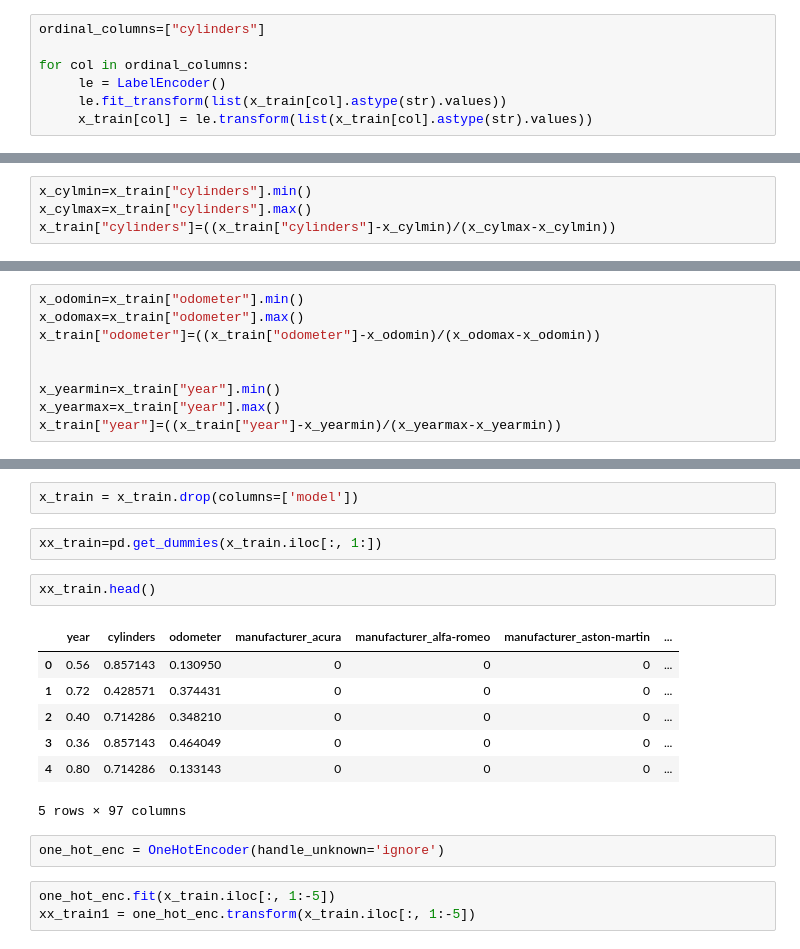
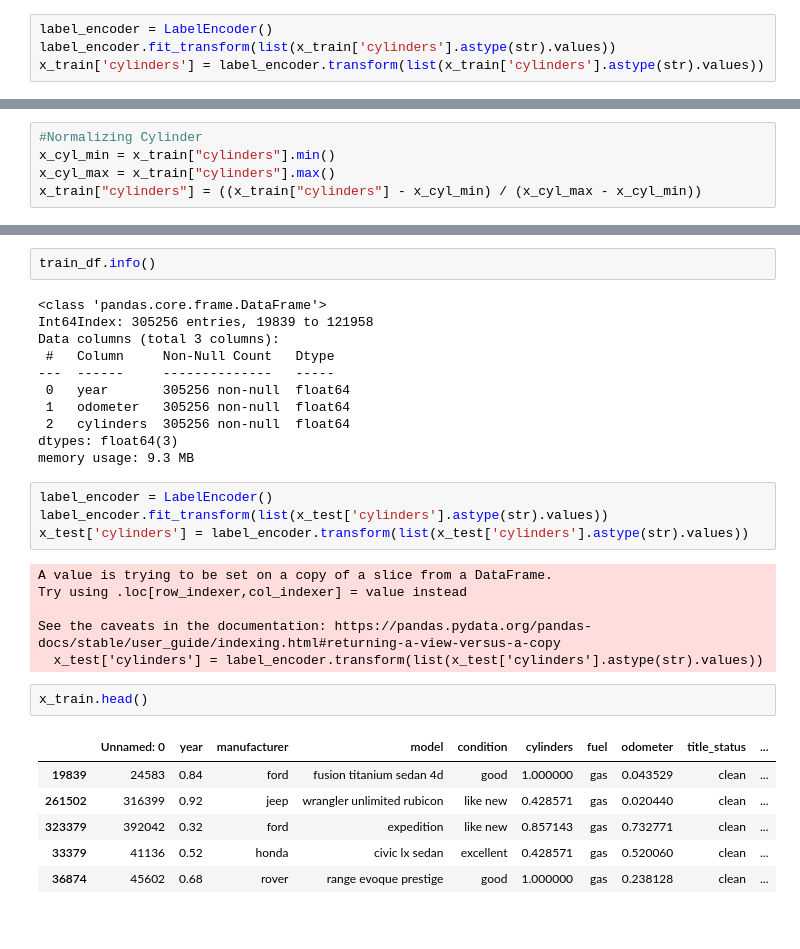
Before and after one commit to vkhanderao/Used-Cars-Price-Prediction, a Jupyter notebook: Code/Modelling_and_Validation.ipynb, the cells around one changed output, grey strips where cells are left out. Cells and saved outputs as stored; diff of their text form.

```diff
--- a/Code/Modelling_and_Validation.ipynb
+++ b/Code/Modelling_and_Validation.ipynb
@@ -24,7 +92,4 @@ x_train = df.copy()
 # %%
-ordinal_columns=["cylinders"]
-
-for col in ordinal_columns:
-     le = LabelEncoder()
-     le.fit_transform(list(x_train[col].astype(str).values))
-     x_train[col] = le.transform(list(x_train[col].astype(str).values))
+label_encoder = LabelEncoder()
+label_encoder.fit_transform(list(x_train['cylinders'].astype(str).values))
+x_train['cylinders'] = label_encoder.transform(list(x_train['cylinders'].astype(str).values))
@@ -40,4 +111,5 @@ x_train.head()
 # %%
-x_cylmin=x_train["cylinders"].min()
-x_cylmax=x_train["cylinders"].max()
-x_train["cylinders"]=((x_train["cylinders"]-x_cylmin)/(x_cylmax-x_cylmin))
+#Normalizing Cylinder
+x_cyl_min = x_train["cylinders"].min()
+x_cyl_max = x_train["cylinders"].max()
+x_train["cylinders"] = ((x_train["cylinders"] - x_cyl_min) / (x_cyl_max - x_cyl_min))
@@ -44,9 +121,0 @@ x_train["cylinders"]=((x_train["cylinders"]-x_cylmin)/(x_cylmax-x_cylmin))
-# %%
-x_odomin=x_train["odometer"].min()
-x_odomax=x_train["odometer"].max()
-x_train["odometer"]=((x_train["odometer"]-x_odomin)/(x_odomax-x_odomin))
-
-
-x_yearmin=x_train["year"].min()
-x_yearmax=x_train["year"].max()
-x_train["year"]=((x_train["year"]-x_yearmin)/(x_yearmax-x_yearmin))
@@ -83,19 +133,32 @@ paint_color 13
-# %%
-x_train = x_train.drop(columns=['model'])
-# %%
-xx_train=pd.get_dummies(x_train.iloc[:, 1:])
+# %%
+train_df.info()
+# %% [output]
+<class 'pandas.core.frame.DataFrame'>
+Int64Index: 305256 entries, 19839 to 121958
+Data columns (total 3 columns):
+ #   Column     Non-Null Count   Dtype
+---  ------     --------------   -----
+ 0   year       305256 non-null  float64
+ 1   odometer   305256 non-null  float64
+ 2   cylinders  305256 non-null  float64
+dtypes: float64(3)
+memory usage: 9.3 MB
+# %%
+label_encoder = LabelEncoder()
+label_encoder.fit_transform(list(x_test['cylinders'].astype(str).values))
+x_test['cylinders'] = label_encoder.transform(list(x_test['cylinders'].astype(str).values))
+# %% [output]
+A value is trying to be set on a copy of a slice from a DataFrame.
+Try using .loc[row_indexer,col_indexer] = value instead
+
+See the caveats in the documentation: https://pandas.pydata.org/pandas-docs/stable/user_guide/indexing.html#returning-a-view-versus-a-copy
+  x_test['cylinders'] = label_encoder.transform(list(x_test['cylinders'].astype(str).values))
 # %%
-xx_train.head()
+x_train.head()
 # %% [output]
-|  | year | cylinders | odometer | manufacturer_acura | manufacturer_alfa-romeo | manufacturer_aston-martin | ... |
-| 0 | 0.56 | 0.857143 | 0.130950 | 0 | 0 | 0 | ... |
-| 1 | 0.72 | 0.428571 | 0.374431 | 0 | 0 | 0 | ... |
-| 2 | 0.40 | 0.714286 | 0.348210 | 0 | 0 | 0 | ... |
-| 3 | 0.36 | 0.857143 | 0.464049 | 0 | 0 | 0 | ... |
-| 4 | 0.80 | 0.714286 | 0.133143 | 0 | 0 | 0 | ... |
+|  | Unnamed: 0 | year | manufacturer | model | condition | cylinders | fuel | odometer | title_status | ... |
+| 19839 | 24583 | 0.84 | ford | fusion titanium sedan 4d | good | 1.000000 | gas | 0.043529 | clean | ... |
+| 261502 | 316399 | 0.92 | jeep | wrangler unlimited rubicon | like new | 0.428571 | gas | 0.020440 | clean | ... |
+| 323379 | 392042 | 0.32 | ford | expedition | like new | 0.857143 | gas | 0.732771 | clean | ... |
+| 33379 | 41136 | 0.52 | honda | civic lx sedan | excellent | 0.428571 | gas | 0.520060 | clean | ... |
+| 36874 | 45602 | 0.68 | rover | range evoque prestige | good | 1.000000 | gas | 0.238128 | clean | ... |
-5 rows × 97 columns
-# %%
-one_hot_enc = OneHotEncoder(handle_unknown='ignore')
-# %%
-one_hot_enc.fit(x_train.iloc[:, 1:-5])
-xx_train1 = one_hot_enc.transform(x_train.iloc[:, 1:-5])
```
Also changed, not shown: parts of 50 cells of this notebook.
